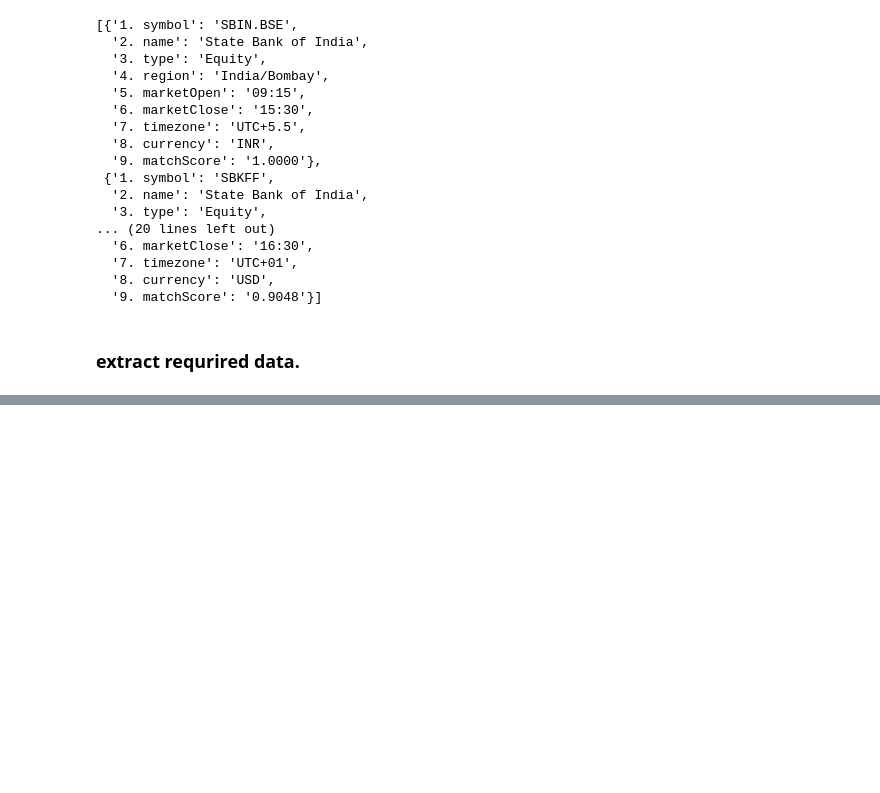
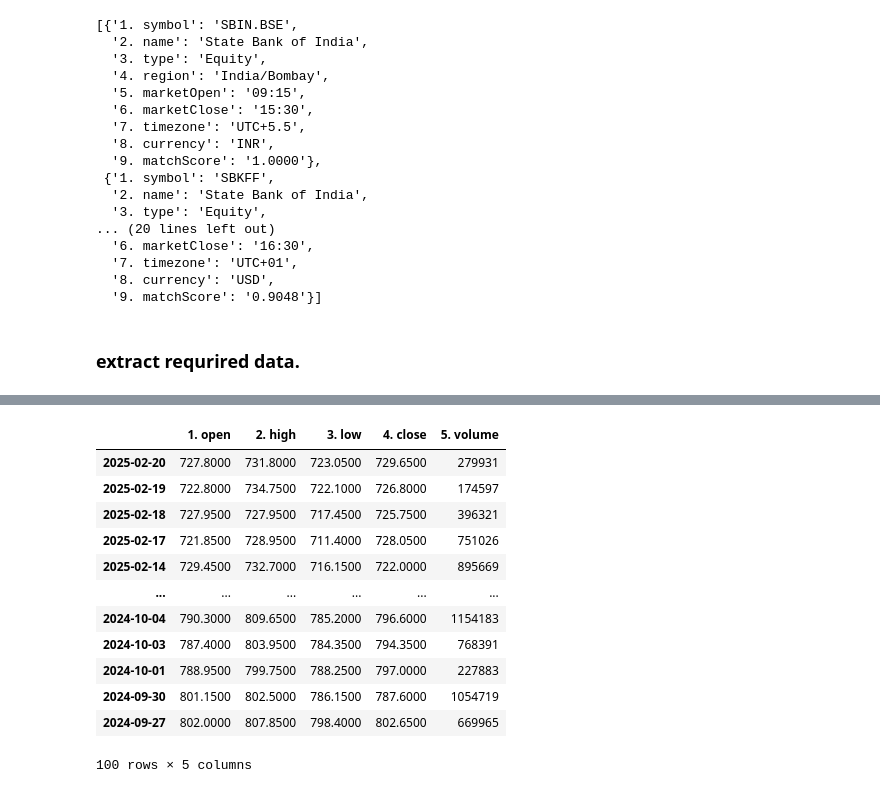
Before and after one commit to neelima225/ad_python, a Jupyter notebook: 9.API_PROJECT/stockapi.ipynb, the cells around one changed output, grey strips where cells are left out. Cells and saved outputs as stored; diff of their text form; code cells hidden in the pictures; blank space fills up the shorter version.

```diff
--- a/9.API_PROJECT/stockapi.ipynb
+++ b/9.API_PROJECT/stockapi.ipynb
@@ -89,0 +100,15 @@ data["bestMatches"]
+# %%
+import requests
+
+url = "https://alpha-vantage.p.rapidapi.com/query"
+
+querystring = {"function":"TIME_SERIES_DAILY","symbol":"SBIN.BSE","outputsize":"compact","datatype":"json"}
+
+headers = {
+	"x-rapidapi-key": api_key,
+	"x-rapidapi-host": "alpha-vantage.p.rapidapi.com"
+}
+
+response = requests.get(url, headers=headers, params=querystring)
+
+data2=response.json()
@@ -89,0 +149,3 @@ data["bestMatches"]
+# %%
+daily = data2["Time Series (Daily)"]
+daily
@@ -89,0 +183,17 @@ data["bestMatches"]
+# %%
+df = pd.DataFrame(daily).T
+df
+# %% [output]
+|  | 1. open | 2. high | 3. low | 4. close | 5. volume |
+| 2025-02-20 | 727.8000 | 731.8000 | 723.0500 | 729.6500 | 279931 |
+| 2025-02-19 | 722.8000 | 734.7500 | 722.1000 | 726.8000 | 174597 |
+| 2025-02-18 | 727.9500 | 727.9500 | 717.4500 | 725.7500 | 396321 |
+| 2025-02-17 | 721.8500 | 728.9500 | 711.4000 | 728.0500 | 751026 |
+| 2025-02-14 | 729.4500 | 732.7000 | 716.1500 | 722.0000 | 895669 |
+| ... | ... | ... | ... | ... | ... |
+| 2024-10-04 | 790.3000 | 809.6500 | 785.2000 | 796.6000 | 1154183 |
+| 2024-10-03 | 787.4000 | 803.9500 | 784.3500 | 794.3500 | 768391 |
+| 2024-10-01 | 788.9500 | 799.7500 | 788.2500 | 797.0000 | 227883 |
+| 2024-09-30 | 801.1500 | 802.5000 | 786.1500 | 787.6000 | 1054719 |
+| 2024-09-27 | 802.0000 | 807.8500 | 798.4000 | 802.6500 | 669965 |
+100 rows × 5 columns
```
Also changed, not shown: parts of 27 cells of this notebook, 1 other file.
